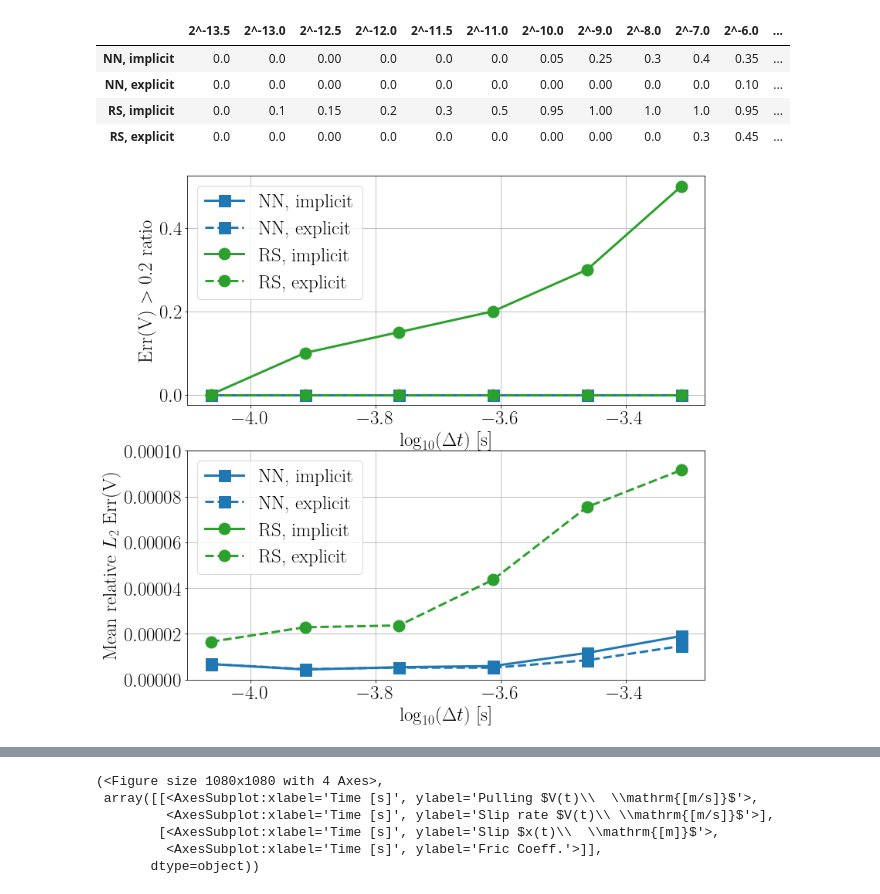
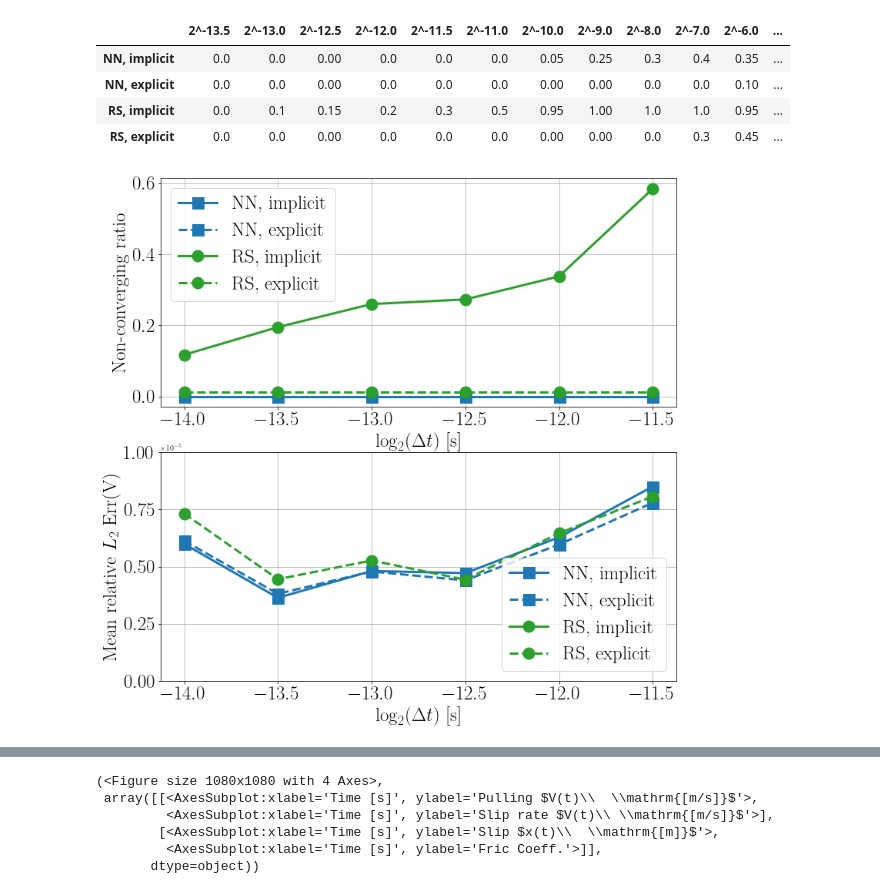
Before and after one commit to Shengduo/RateAndStateWithPotential, a Jupyter notebook: SpringSliderTrial.ipynb, the cells around one changed output, grey strips where cells are left out. Drawn from its saved outputs; the diff is of its cells as text; code cells hidden in the pictures.

```diff
--- a/SpringSliderTrial.ipynb
+++ b/SpringSliderTrial.ipynb
@@ -356,13 +356,13 @@ NofSeqs = 10
 
 # Plot a sequence
 idx = random.randint(0, NofSeqs - 1)
-idx = 8
+idx = 9
 VV, tt = res['myVTs'][idx].VT[0, :], res['myVTs'][idx].VT[1, :]
 t = res['ts'][idx]
-Vs = [res['y_RSs'][idx][1, :], res['y_NNs'][idx][1, :]]
-xs = [res['y_RSs'][idx][0, :], res['y_NNs'][idx][0, :]]
-Frics = [res['Fric_RSs'][idx], res['Fric_NNs'][idx]]
-f, axs = plotGenVXFric(VV, tt, t, Vs, xs, Frics, legends=["RS", "NN"])
+Vs = [res['y_RSs'][idx][1, :], res['y_NNs'][idx][1, :], res1['y_NNs'][idx][1, :]]
+xs = [res['y_RSs'][idx][0, :], res['y_NNs'][idx][0, :], res1['y_NNs'][idx][0, :]]
+Frics = [res['Fric_RSs'][idx], res['Fric_NNs'][idx], res1['Fric_NNs'][idx]]
+f, axs = plotGenVXFric(VV, tt, t, Vs, xs, Frics, legends=["RS", "NN", "NN'"])
 f.suptitle("Sequence {0}".format(idx), fontsize=20)
 # %% [output]
 Text(0.5, 0.98, 'Sequence 9')
@@ -371,18 +373,19 @@ Text(0.5, 0.98, 'Sequence 9')
 # Load sequences with "rk" and "implicit_adams"
 # %%
 # Loop through all sequences, compute relative error
-PATH = "./data/RSvsNNSpringSliderAcc0522_fine/"
+# PATH = "./data/RSvsNNSpringSliderAcc0522_fine/"
+PATH = "./data/RSvsNNSpringSliderAcc0531_fine/"
 fore_names = ["res_NN_im_seq", "res_NN_ex_seq", "res_RS_im_reg_seq", "res_RS_ex_reg_seq"]
 legends = ["NN, implicit", "NN, explicit", "RS, implicit", "RS, explicit"]
 markers = ['-s', '--s', '-o', '--o']
 colors = ['tab:blue', 'tab:blue', 'tab:green', 'tab:green']
-NofSeqs = 20
+NofSeqs = 77
 
 # Store all err, declare whether or not using logV in the L2 error
 logVFlag = False
 rel_err_Vs = [[] for i in range(len(fore_names))]
 rel_err_xs = [[] for i in range(len(fore_names))]
-
+rel_err_Frics = [[] for i in range(len(fore_names))]
 
 for i in range(NofSeqs):
     for idx, fore_name in enumerate(fore_names):
@@ -393,6 +396,7 @@ for i in range(NofSeqs):
             res['Frics'] = [res['Frics'][i] for i in range(len(res['Frics']) - len(res['step_sizes']), len(res['Frics']))]
         this_err_logV = []
         this_err_x = []
+        this_err_Fric = []
         for j in range(1, len(res['Vs'])):
             if logVFlag == True:
                 this_err_logV.append(relativeL2(torch.log10(torch.abs(res['Vs'][j])),
@@ -404,8 +408,10 @@ for i in range(NofSeqs):
                                                 res['t']))
 
             this_err_x.append(relativeL2(res['xs'][j], res['xs'][0], res['t']))
+            this_err_Fric.append(relativeL2(res['Frics'][j], res['Frics'][0], res['t']))
         rel_err_Vs[idx].append(this_err_logV)
         rel_err_xs[idx].append(this_err_x)
+        rel_err_Frics[idx].append(this_err_Fric)
 # %% [markdown]
 # Temporary concating data
 PATH_fine = "./data/RSvsNNSpringSliderAcc0522_fine/"
@@ -515,30 +560,30 @@ V_nan_df
 # %%
 # Plot err vs. Nan ratio
 fig, axs = plt.subplots(2, 1, figsize = (12, 12))
 
 fsize = 25
-rgs = [-12, -6]
+rgs = [0, 6]
 
 # Upper plot, plot NaN ratios
 axs[0].tick_params(axis='both', which='major', labelsize=fsize)
 for i in range(len(legends)):
-    axs[0].plot(torch.log10(torch.tensor(data['step_sizes'])[rgs[0]:rgs[1]]),
+    axs[0].plot(torch.log2(torch.tensor(data['step_sizes'])[rgs[0]:rgs[1]]),
                 V_nan_df.values.transpose()[rgs[0]:rgs[1], i], markers[i], markersize=15, linewidth=3.0,
                 color=colors[i], label=legends[i])
-axs[0].set_xlabel("$\log_{10}(\Delta t)$ [s]", fontsize=fsize)
-axs[0].set_ylabel("Err(V) $>$ 0.2 ratio", fontsize=fsize)
+axs[0].set_xlabel("$\log_{2}(\Delta t)$ [s]", fontsize=fsize)
+axs[0].set_ylabel("Non-converging ratio", fontsize=fsize)
 axs[0].legend(loc='best', fontsize=fsize)
 axs[0].grid()
 
 axs[1].tick_params(axis='both', which='major', labelsize=fsize)
 for i in range(len(legends)):
-    axs[1].plot(torch.log10(torch.tensor(data['step_sizes'])[rgs[0]:rgs[1]]),
+    axs[1].plot(torch.log2(torch.tensor(data['step_sizes'])[rgs[0]:rgs[1]]),
                 V_mean_df.values.transpose()[rgs[0]:rgs[1], i],markers[i], markersize=15, linewidth=3.0,
                 color=colors[i], label=legends[i])
-axs[1].set_xlabel("$\log_{10}(\Delta t)$ [s]", fontsize=fsize)
+axs[1].set_xlabel("$\log_{2}(\Delta t)$ [s]", fontsize=fsize)
 axs[1].set_ylabel("Mean relative $L_2$ Err(V)", fontsize=fsize)
-axs[1].set_ylim([0., 0.0001])
+axs[1].set_ylim([0., 0.00001])
 axs[1].legend(loc='best', fontsize=fsize)
 axs[1].grid()
 # %% [output]
-[figure, old version]
+[figure, new version]
```
Also changed, not shown: parts of 8 cells of this notebook.
